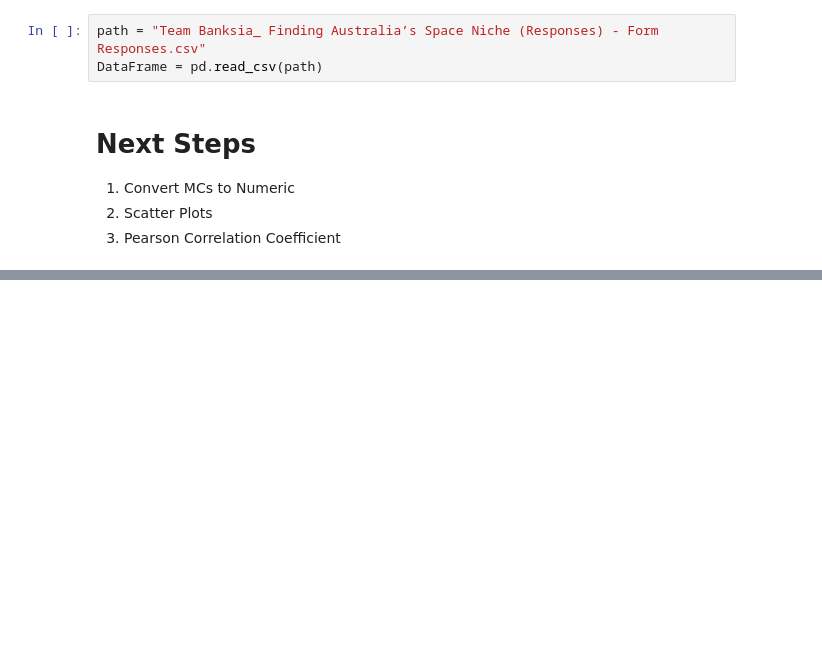
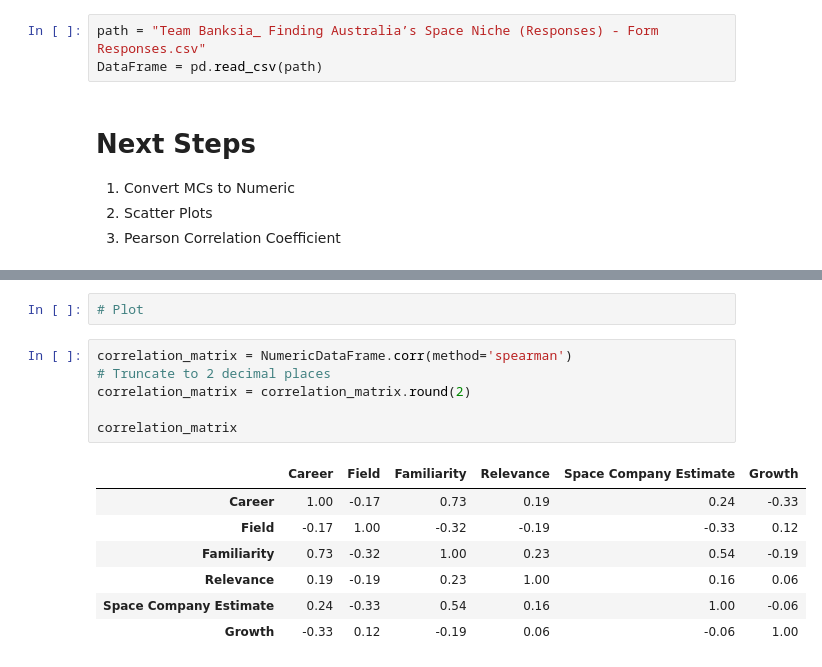
Before and after one commit to CJonesANU/2025-ASTRA-Banksia, a Jupyter notebook: DataAnalysis.ipynb, the cells around one changed output, grey strips where cells are left out. Drawn from its saved outputs; the diff is of its cells as text; blank space fills up the shorter version.

```diff
--- a/DataAnalysis.ipynb
+++ b/DataAnalysis.ipynb
@@ -78,0 +306,16 @@ SyntaxError: '{' was never closed (2598662326.py, line 35)
+# %%
+# Plot
+# %%
+correlation_matrix = NumericDataFrame.corr(method='spearman')
+# Truncate to 2 decimal places
+correlation_matrix = correlation_matrix.round(2)
+
+correlation_matrix
+# %% [output]
+|  | Career | Field | Familiarity | Relevance | Space Company Estimate | Growth |
+| Career | 1.00 | -0.17 | 0.73 | 0.19 | 0.24 | -0.33 |
+| Field | -0.17 | 1.00 | -0.32 | -0.19 | -0.33 | 0.12 |
+| Familiarity | 0.73 | -0.32 | 1.00 | 0.23 | 0.54 | -0.19 |
+| Relevance | 0.19 | -0.19 | 0.23 | 1.00 | 0.16 | 0.06 |
+| Space Company Estimate | 0.24 | -0.33 | 0.54 | 0.16 | 1.00 | -0.06 |
+| Growth | -0.33 | 0.12 | -0.19 | 0.06 | -0.06 | 1.00 |
```
Also changed, not shown: parts of 7 cells of this notebook.
